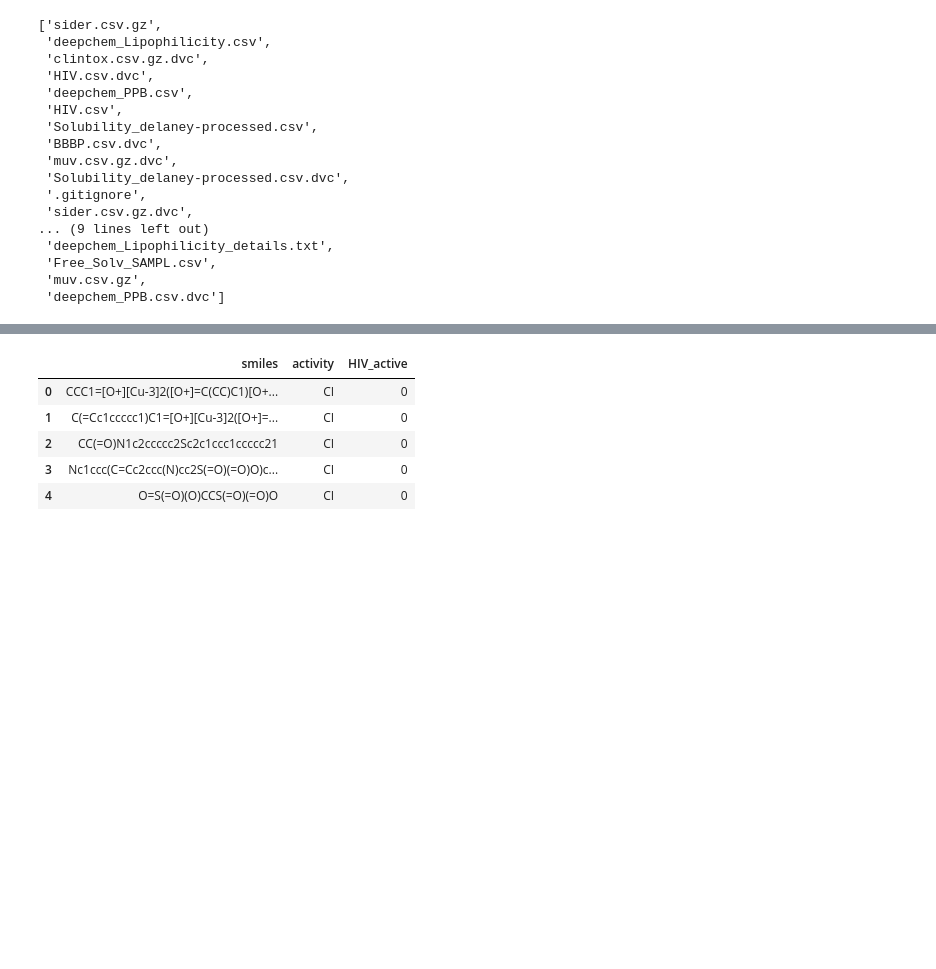
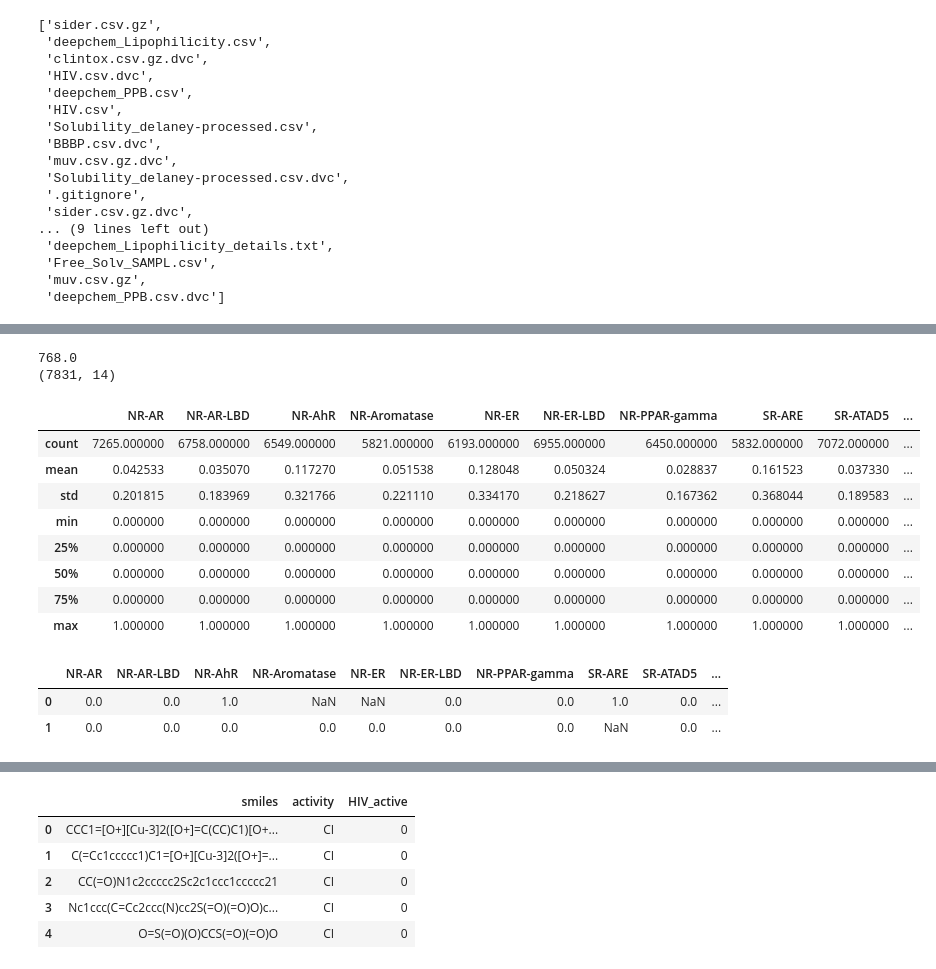
Before and after one commit to PJMichaels/Chemistry-Capstone, a Jupyter notebook: Data_Exploration.ipynb, the cells around one changed output, grey strips where cells are left out. Cells and saved outputs as stored; diff of their text form; code cells hidden in the pictures; blank space fills up the shorter version.

Commit message:
setup target data sets

```diff
--- a/Data_Exploration.ipynb
+++ b/Data_Exploration.ipynb
@@ -24,0 +41,24 @@ os.listdir('data')
+# %%
+tox21=pd.read_csv('data/tox21.csv.gz',compression='gzip')
+#https://tripod.nih.gov/tox/assays for assay descriptions
+print(tox21['NR-AhR'].sum())
+print(tox21.shape)
+tox21.describe()
+# %% [output]
+768.0
+(7831, 14)
+|  | NR-AR | NR-AR-LBD | NR-AhR | NR-Aromatase | NR-ER | NR-ER-LBD | NR-PPAR-gamma | SR-ARE | SR-ATAD5 | ... |
+| count | 7265.000000 | 6758.000000 | 6549.000000 | 5821.000000 | 6193.000000 | 6955.000000 | 6450.000000 | 5832.000000 | 7072.000000 | ... |
+| mean | 0.042533 | 0.035070 | 0.117270 | 0.051538 | 0.128048 | 0.050324 | 0.028837 | 0.161523 | 0.037330 | ... |
+| std | 0.201815 | 0.183969 | 0.321766 | 0.221110 | 0.334170 | 0.218627 | 0.167362 | 0.368044 | 0.189583 | ... |
+| min | 0.000000 | 0.000000 | 0.000000 | 0.000000 | 0.000000 | 0.000000 | 0.000000 | 0.000000 | 0.000000 | ... |
+| 25% | 0.000000 | 0.000000 | 0.000000 | 0.000000 | 0.000000 | 0.000000 | 0.000000 | 0.000000 | 0.000000 | ... |
+| 50% | 0.000000 | 0.000000 | 0.000000 | 0.000000 | 0.000000 | 0.000000 | 0.000000 | 0.000000 | 0.000000 | ... |
+| 75% | 0.000000 | 0.000000 | 0.000000 | 0.000000 | 0.000000 | 0.000000 | 0.000000 | 0.000000 | 0.000000 | ... |
+| max | 1.000000 | 1.000000 | 1.000000 | 1.000000 | 1.000000 | 1.000000 | 1.000000 | 1.000000 | 1.000000 | ... |
+# %%
+tox21.head(2)
+# %% [output]
+|  | NR-AR | NR-AR-LBD | NR-AhR | NR-Aromatase | NR-ER | NR-ER-LBD | NR-PPAR-gamma | SR-ARE | SR-ATAD5 | ... |
+| 0 | 0.0 | 0.0 | 1.0 | NaN | NaN | 0.0 | 0.0 | 1.0 | 0.0 | ... |
+| 1 | 0.0 | 0.0 | 0.0 | 0.0 | 0.0 | 0.0 | 0.0 | NaN | 0.0 | ... |
```
Also changed, not shown: parts of 8 cells of this notebook.
